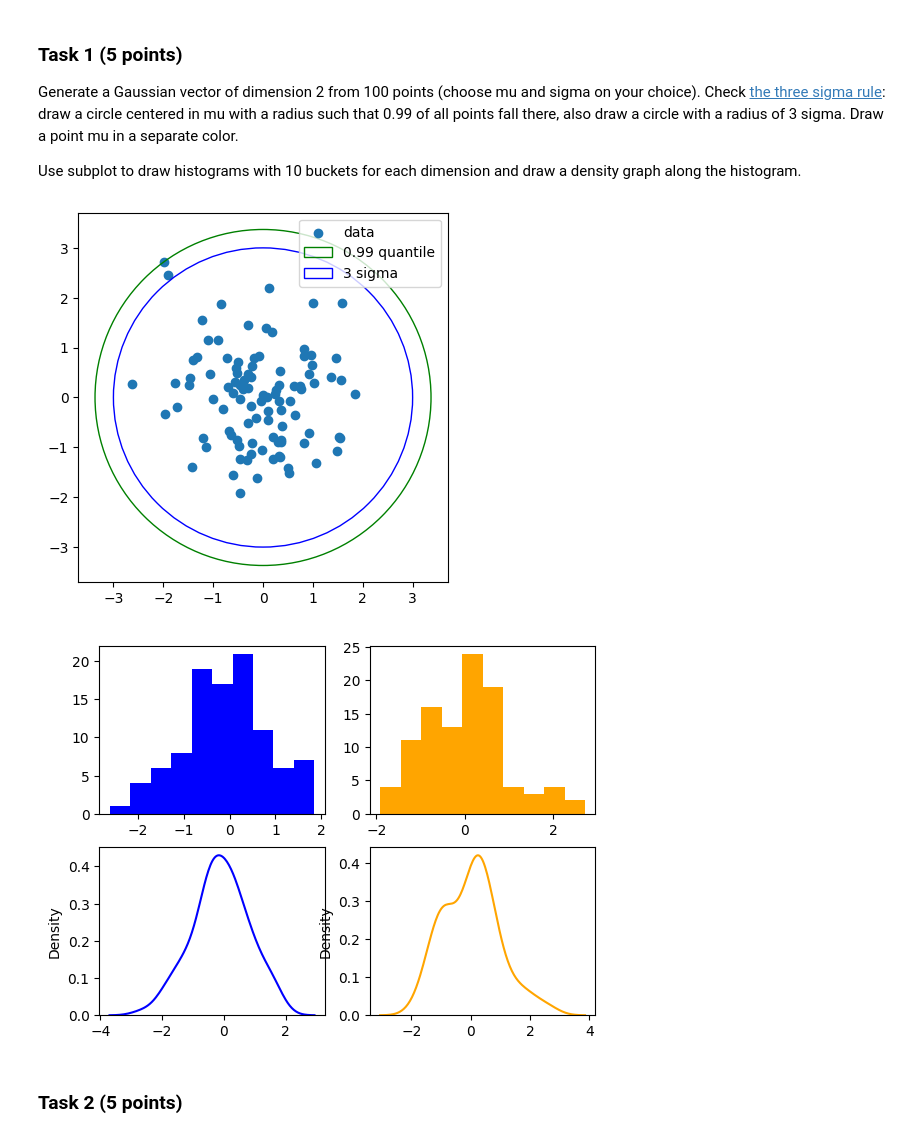
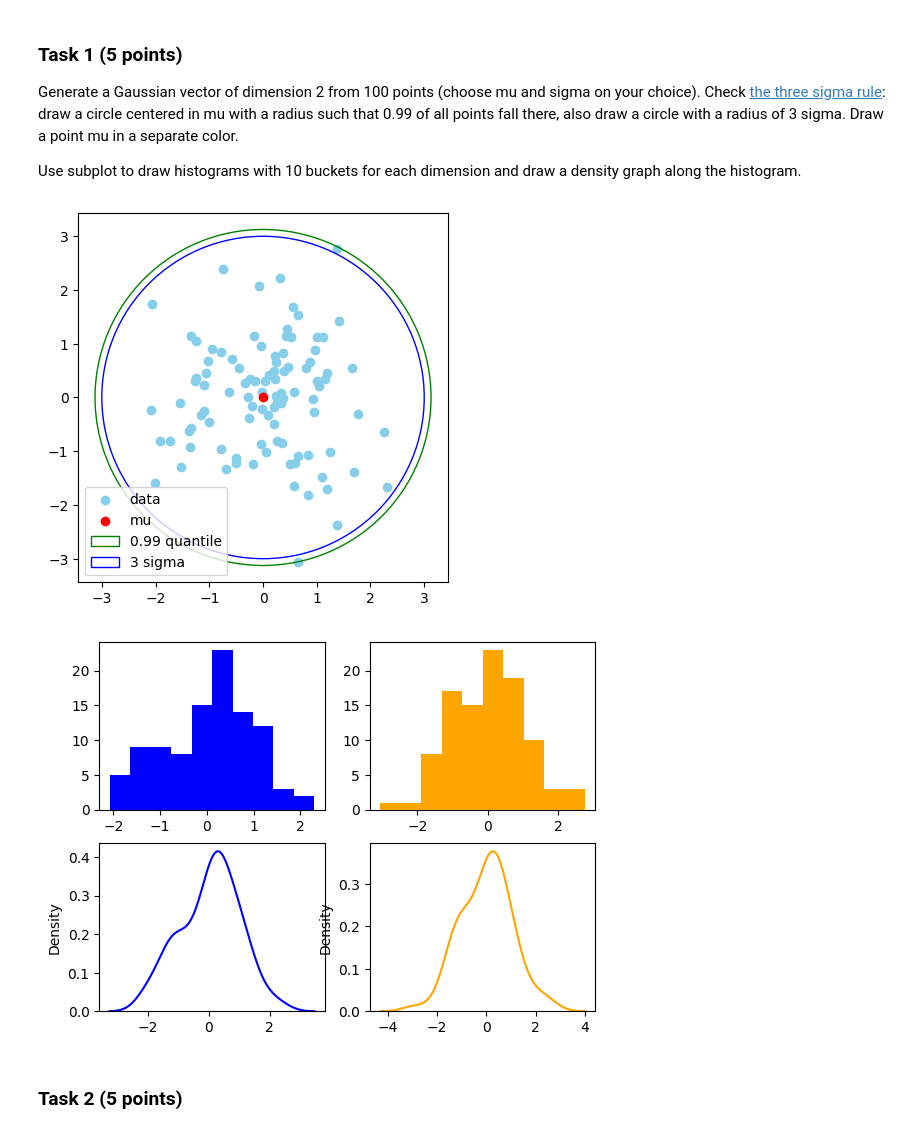
Before and after one commit to Chelovek2002/ml-hse-nes, a Jupyter notebook: 2022/homeworks/homework_1.ipynb, the cells around one changed output. Drawn from its saved outputs; the diff is of its cells as text; code cells hidden in the pictures.

```diff
--- a/2022/homeworks/homework_1.ipynb
+++ b/2022/homeworks/homework_1.ipynb
@@ -176,39 +191,40 @@ Use subplot to draw histograms with 10 buckets for each dimension and draw a den
 # Your code goes here
 from matplotlib import gridspec
 mu, sigma = 0, 1
-np.random.seed(42)
+np.random.seed(4242)
 X = np.random.normal(loc=mu, scale=sigma, size=(2,100))
 
 dists = np.sqrt((X[0,:]-mu)**2+(X[1,:]-mu)**2)
 radius_X = 		np.quantile(dists, q=1)
 radius_sigma = 	3*sigma
 
 circle_X = 		plt.Circle(xy=(mu,mu), radius=radius_X, 	color='green', 	fill=None)
 circle_sigma = 	plt.Circle(xy=(mu,mu), radius=radius_sigma, color='blue',	fill=None)
 
 fig, ax = plt.subplots()
 
-ax.scatter(X[0,:], X[1,:])
+ax.scatter(X[0,:], X[1,:], color='skyblue')
+ax.scatter(mu,mu,color='red')
 ax.add_patch(circle_X)
 ax.add_patch(circle_sigma)
 
 limits = (-radius_sigma*1.3, radius_sigma*1.3)
 ax.axis('scaled')
-ax.legend(['data', '0.99 quantile', '3 sigma'])
+ax.legend(['data', 'mu','0.99 quantile', '3 sigma'])
 
 plt.show()
 
 fig, axs = plt.subplots(2,2)
 axs[0,0].hist(X[0,:], bins=10, color='blue')
 axs[0,1].hist(X[1,:], bins=10, color='orange')
 from seaborn import kdeplot
 kdeplot(X[0,:], ax=axs[1,0], color='blue')
 kdeplot(X[1,:], ax=axs[1,1], color='orange')
 
 plt.show()
 # %% [output]
-[figure, old version]
+[figure, new version]
-[figure, old version]
+[figure, new version]
 # %% [markdown]
 ### Task 2 (5 points)
 # %% [markdown]
```
Also changed, not shown: parts of 3 cells of this notebook.
